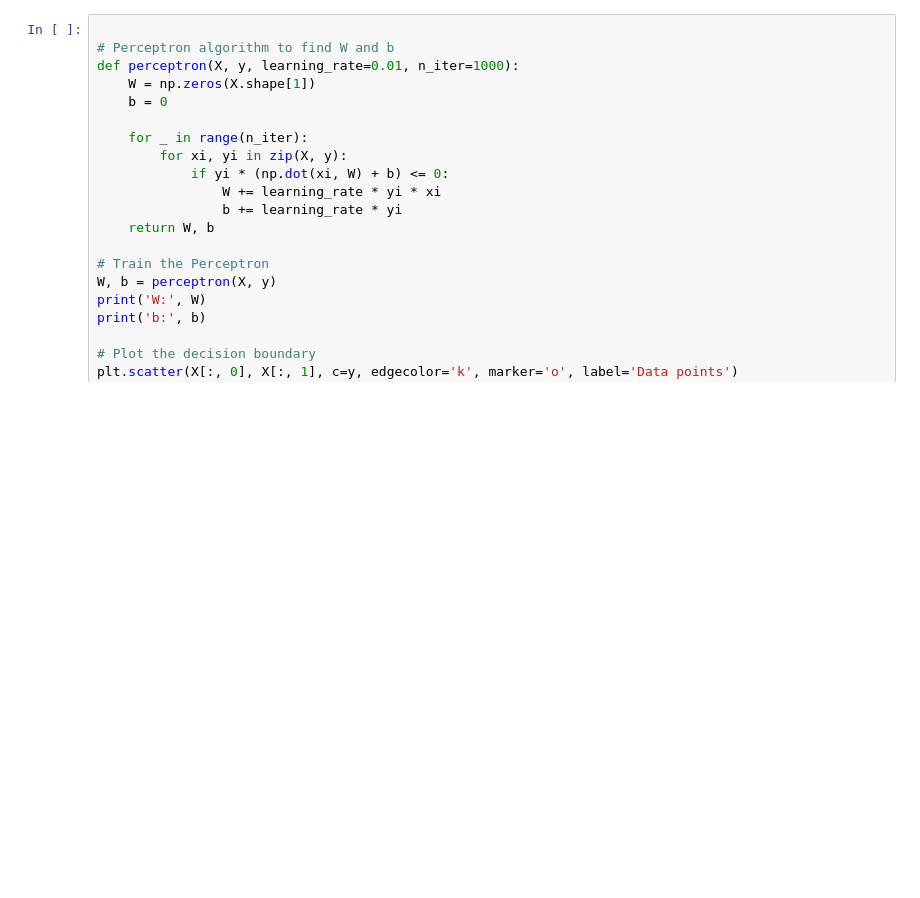
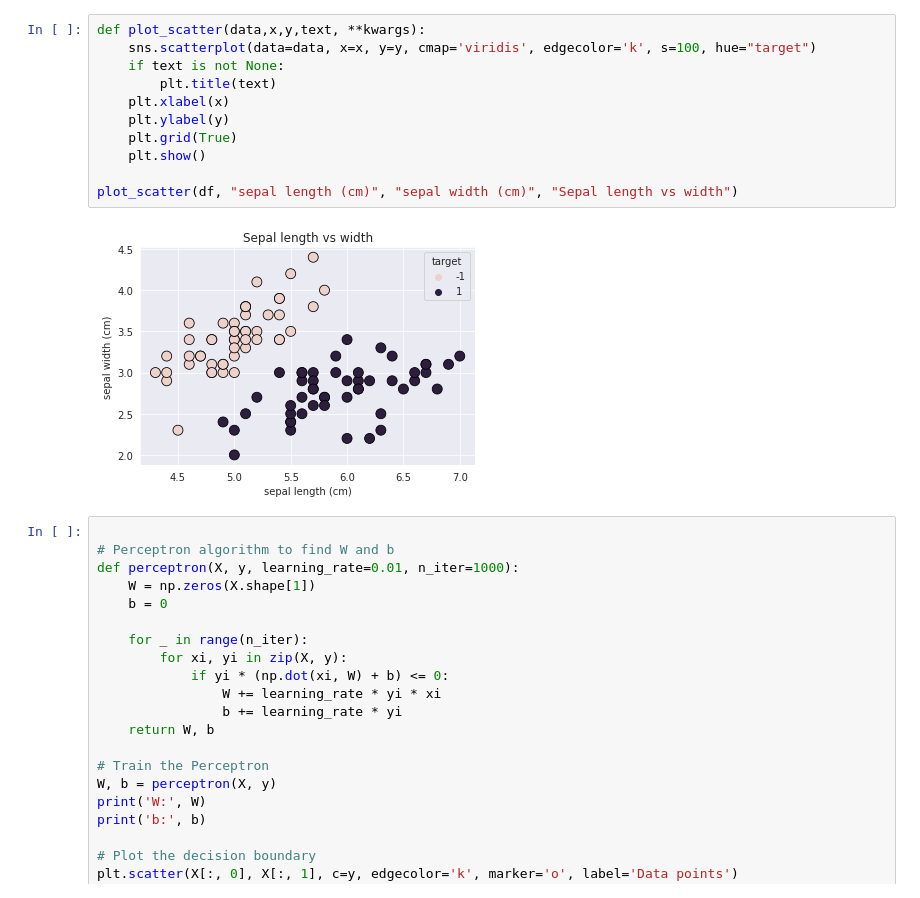
Before and after one commit to ahonongobi/ML_repository, a Jupyter notebook: ML_mq.ipynb, the cells around one changed output. Drawn from its saved outputs; the diff is of its cells as text; blank space fills up the shorter version.

```diff
--- a/ML_mq.ipynb
+++ b/ML_mq.ipynb
@@ -37,3 +38,16 @@ df
+# %%
+def plot_scatter(data,x,y,text, **kwargs):
+    sns.scatterplot(data=data, x=x, y=y, cmap='viridis', edgecolor='k', s=100, hue="target")
+    if text is not None:
+        plt.title(text)
+    plt.xlabel(x)
+    plt.ylabel(y)
+    plt.grid(True)
+    plt.show()
+
+plot_scatter(df, "sepal length (cm)", "sepal width (cm)", "Sepal length vs width")
+# %% [output]
+[figure, added]
 # %%
 
 # Perceptron algorithm to find W and b
```
Also changed, not shown: parts of 1 cell of this notebook, 3 other files.
